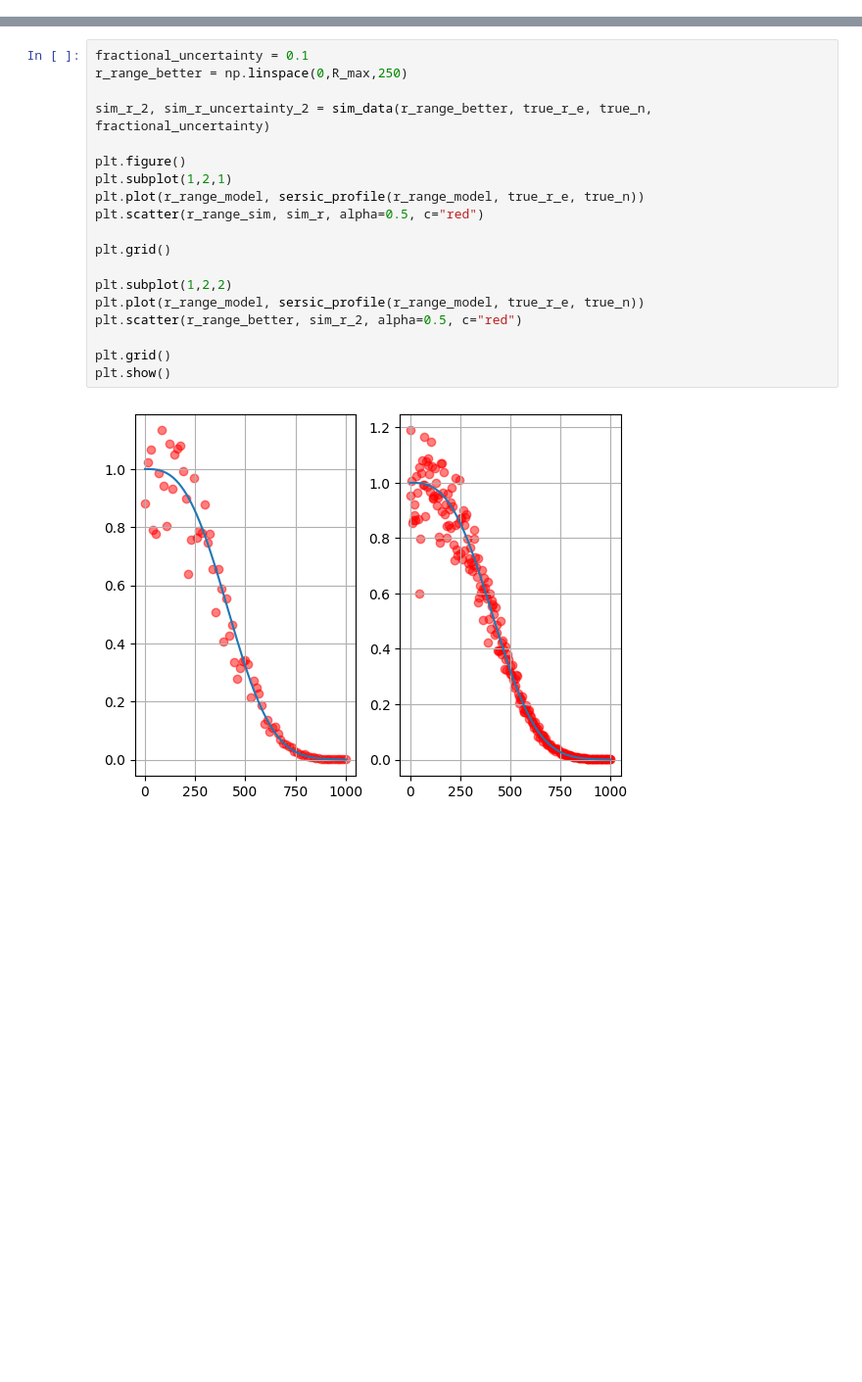
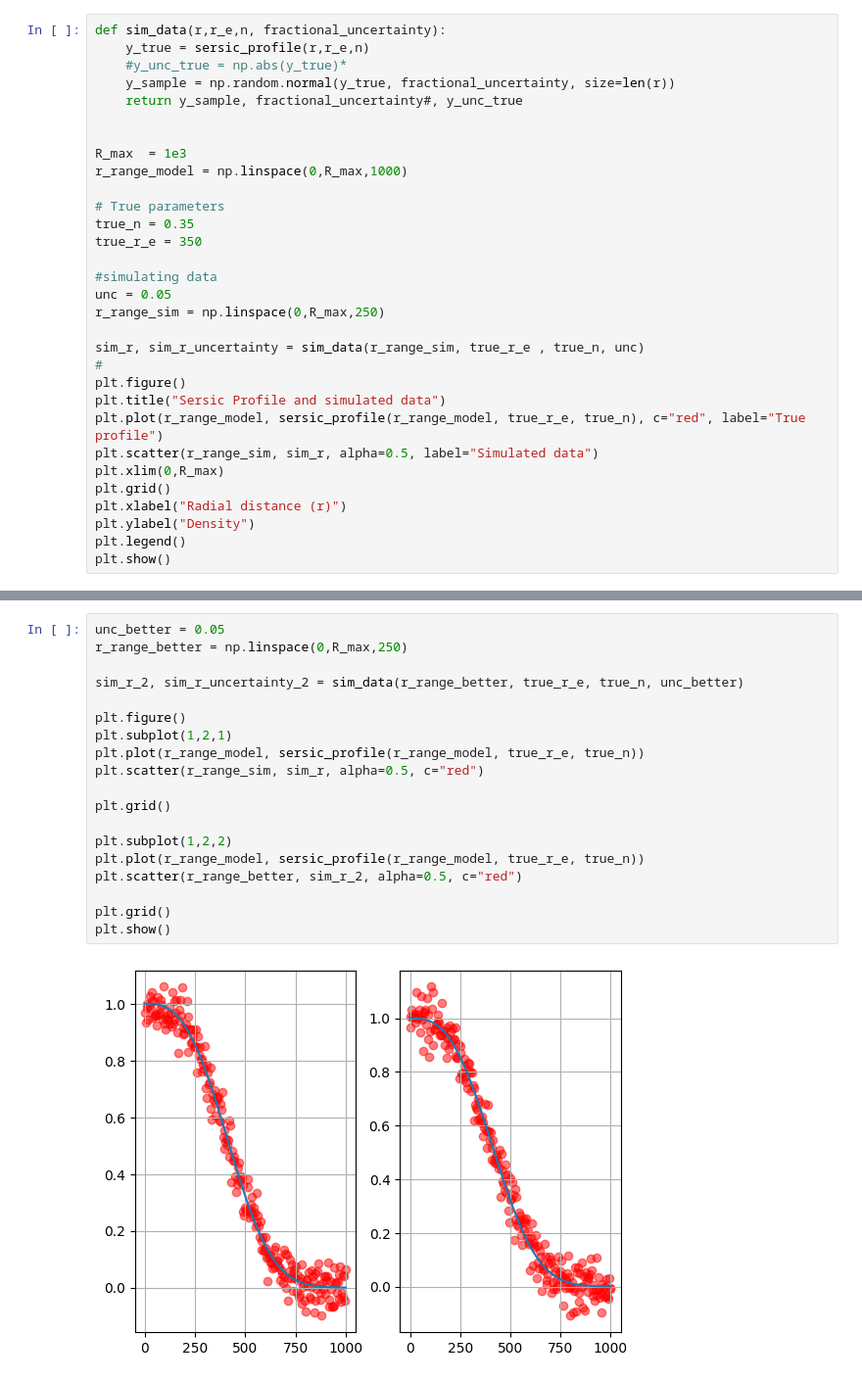
Before and after one commit to t-kist/Bayesian-Statistics-for-Astrophysics-2024, a Jupyter notebook: bayes24/lecture_notes/group4/Bundeltje/Scratchfile-Luka.ipynb, the cells around one changed output, grey strips where cells are left out. Shown at 98% size. Drawn from its saved outputs; the diff is of its cells as text; blank space fills up the shorter version.

```diff
--- a/bayes24/lecture_notes/group4/Bundeltje/Scratchfile-Luka.ipynb
+++ b/bayes24/lecture_notes/group4/Bundeltje/Scratchfile-Luka.ipynb
@@ -66,0 +64,31 @@ plt.show()
+# %%
+def sim_data(r,r_e,n, fractional_uncertainty):
+	y_true = sersic_profile(r,r_e,n)
+	#y_unc_true = np.abs(y_true)*
+	y_sample = np.random.normal(y_true, fractional_uncertainty, size=len(r))
+	return y_sample, fractional_uncertainty#, y_unc_true
+
+
+R_max  = 1e3
+r_range_model = np.linspace(0,R_max,1000)
+
+# True parameters
+true_n = 0.35
+true_r_e = 350
+
+#simulating data
+unc = 0.05
+r_range_sim = np.linspace(0,R_max,250)
+
+sim_r, sim_r_uncertainty = sim_data(r_range_sim, true_r_e , true_n, unc)
+#
+plt.figure()
+plt.title("Sersic Profile and simulated data")
+plt.plot(r_range_model, sersic_profile(r_range_model, true_r_e, true_n), c="red", label="True profile")
+plt.scatter(r_range_sim, sim_r, alpha=0.5, label="Simulated data")
+plt.xlim(0,R_max)
+plt.grid()
+plt.xlabel("Radial distance (r)")
+plt.ylabel("Density")
+plt.legend()
+plt.show()
@@ -209,22 +378,22 @@ Notice the large fractional uncertainty in the first simulated set. If we are no
 # %%
-fractional_uncertainty = 0.1
+unc_better = 0.05
 r_range_better = np.linspace(0,R_max,250)
 
-sim_r_2, sim_r_uncertainty_2 = sim_data(r_range_better, true_r_e, true_n, fractional_uncertainty)
+sim_r_2, sim_r_uncertainty_2 = sim_data(r_range_better, true_r_e, true_n, unc_better)
 
 plt.figure()
 plt.subplot(1,2,1)
 plt.plot(r_range_model, sersic_profile(r_range_model, true_r_e, true_n))
 plt.scatter(r_range_sim, sim_r, alpha=0.5, c="red")
 
 plt.grid()
 
 plt.subplot(1,2,2)
 plt.plot(r_range_model, sersic_profile(r_range_model, true_r_e, true_n))
 plt.scatter(r_range_better, sim_r_2, alpha=0.5, c="red")
 
 plt.grid()
 plt.show()
 # %% [output]
-[figure, old version]
+[figure, new version]
 # %%
```
Also changed, not shown: parts of 28 cells of this notebook.
